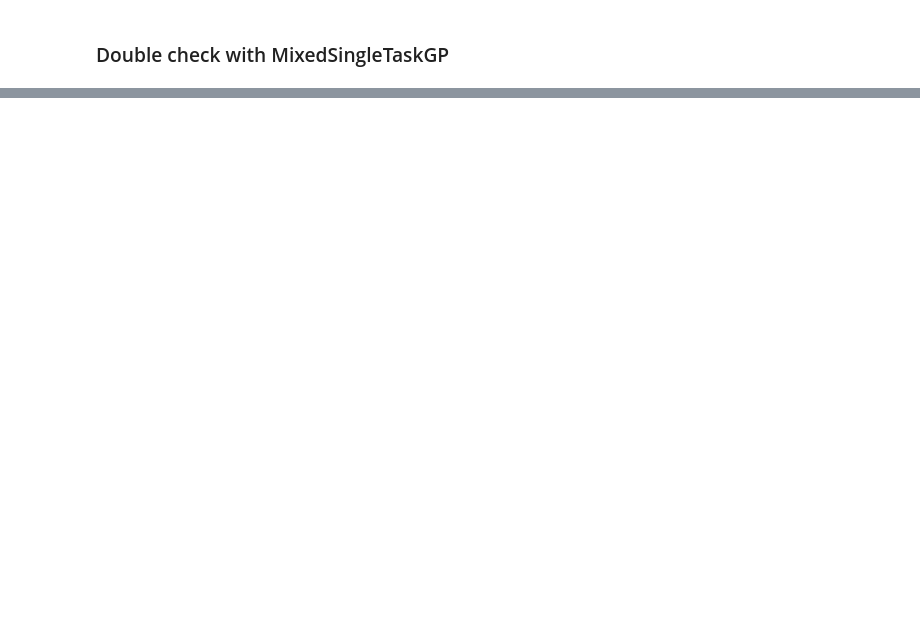
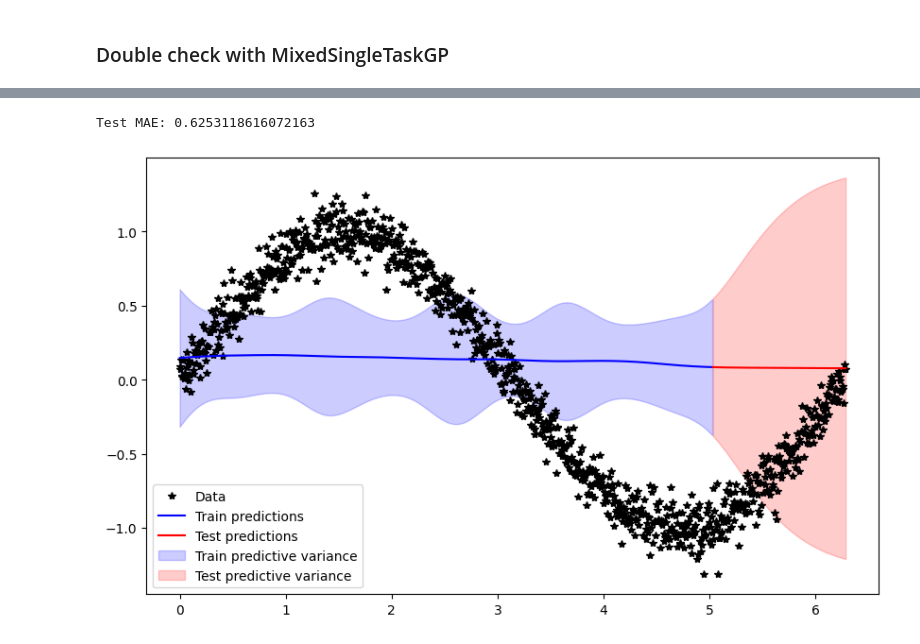
Before and after one commit to matthjs/BachelorProject, a Jupyter notebook: notebooks/variationalGPs.ipynb, the cells around one changed output, grey strips where cells are left out. Saved outputs shown, nothing was run; the diff lists cells and outputs as text; code cells hidden in the pictures; blank space fills up the shorter version.

Commit message:
what is wrong with variational inference on mixed input spaces?

```diff
--- a/notebooks/variationalGPs.ipynb
+++ b/notebooks/variationalGPs.ipynb
@@ -310,0 +311,23 @@ Test MAE: 0.24420073544230975
+# %%
+var_gp = SingleTaskVariationalGP(
+    train_X=train_adj_x,
+    train_Y=train_adj_y,
+    # num_outputs=1,
+    # learn_inducing_points=True,
+    # variational_distribution=CholeskyVariationalDistribution(num_inducing_points=64),
+    # variational_strategy=VariationalStrategy,
+    inducing_points=128  # Or provide actual inducing points tensor
+).to(device='cuda')
+
+fit_variational_gp(var_gp.model,
+                   var_gp.likelihood,
+                   DataLoader(train_adj_dataset, batch_size=32, shuffle=True))
+# %%
+predict_and_plot(var_gp,
+                 var_gp.likelihood,
+                 DataLoader(train_adj_dataset, batch_size=32, shuffle=False),
+                 DataLoader(test_adj_dataset, batch_size=32, shuffle=False),
+                 False)
+# %% [output]
+Test MAE: 0.6253118616072163
+[figure, added]
```
Also changed, not shown: parts of 3 cells of this notebook, 6 other files.
